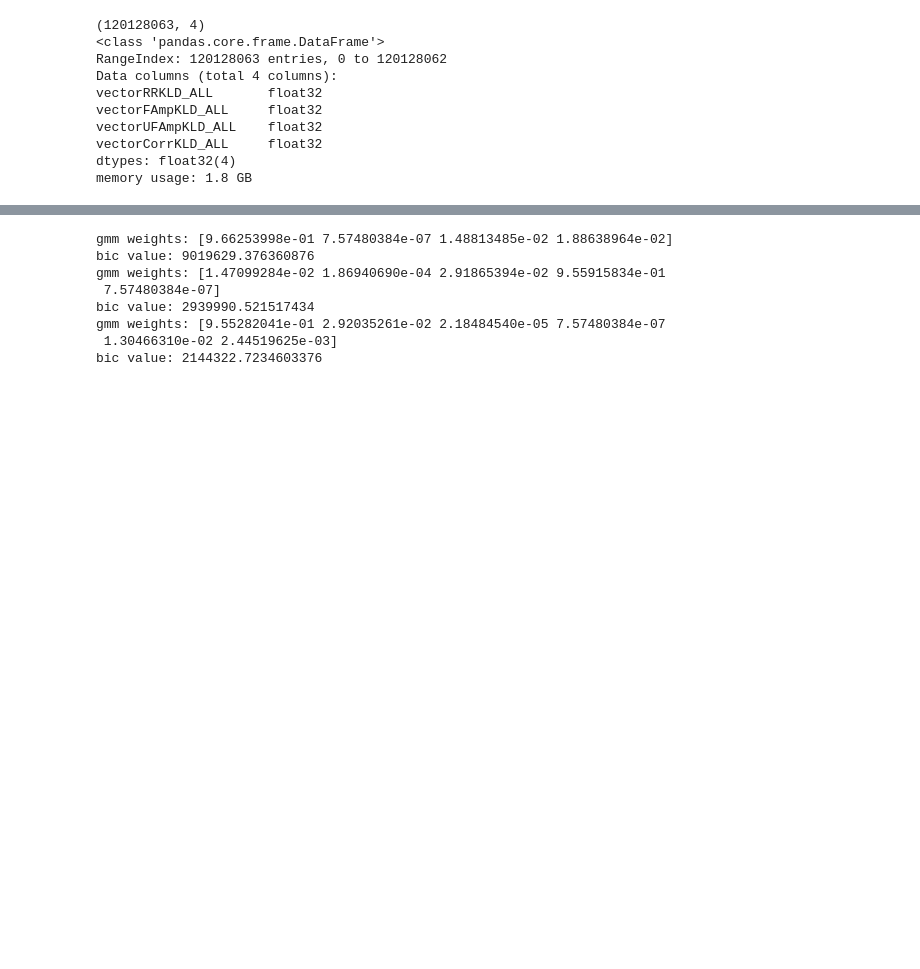
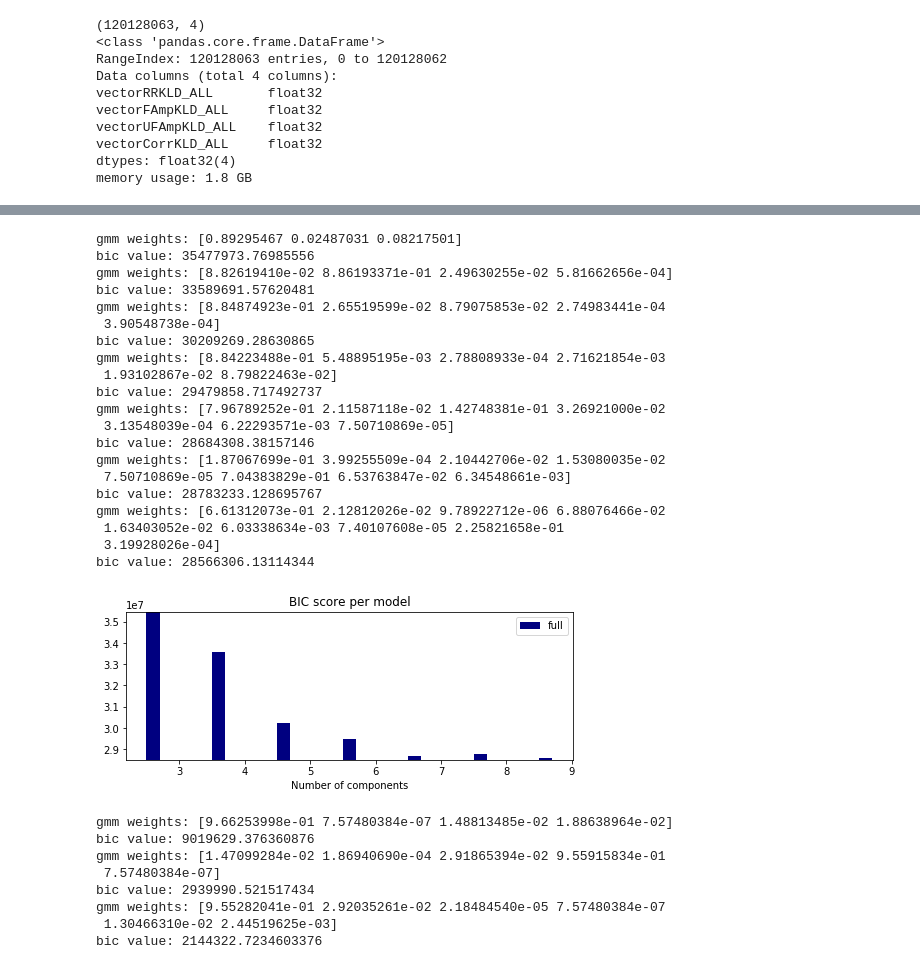
Before and after one commit to valeporti/stg_ete, a Jupyter notebook: runrun_2.ipynb, the cells around one changed output, grey strips where cells are left out. Drawn from its saved outputs; the diff is of its cells as text; code cells hidden in the pictures; blank space fills up the shorter version.

```diff
--- a/runrun_2.ipynb
+++ b/runrun_2.ipynb
@@ -61,10 +68,32 @@ KeyboardInterrupt:
 # %%
-n_components_range = range(6, 12)
+n_components_range = range(3, 10)
 best_gmm, bic, cv_types = cl.getBestGMMUsingBIC(Xnorm, n_components_range, ['full'], 0.1)
 bic = np.array(bic)
 color_iter = itertools.cycle(['navy', 'turquoise', 'cornflowerblue', 'darkorange', 'gold', 'tomato',
                               'crimson', 'darkslategray', 'springgreen', 'chocolate'])
 dp.plotBICScores(bic, cv_types, color_iter, n_components_range)
+# %% [output]
+gmm weights: [0.89295467 0.02487031 0.08217501]
+bic value: 35477973.76985556
+gmm weights: [8.82619410e-02 8.86193371e-01 2.49630255e-02 5.81662656e-04]
+bic value: 33589691.57620481
+gmm weights: [8.84874923e-01 2.65519599e-02 8.79075853e-02 2.74983441e-04
+ 3.90548738e-04]
+bic value: 30209269.28630865
+gmm weights: [8.84223488e-01 5.48895195e-03 2.78808933e-04 2.71621854e-03
+ 1.93102867e-02 8.79822463e-02]
+bic value: 29479858.717492737
+gmm weights: [7.96789252e-01 2.11587118e-02 1.42748381e-01 3.26921000e-02
+ 3.13548039e-04 6.22293571e-03 7.50710869e-05]
+bic value: 28684308.38157146
+gmm weights: [1.87067699e-01 3.99255509e-04 2.10442706e-02 1.53080035e-02
+ 7.50710869e-05 7.04383829e-01 6.53763847e-02 6.34548661e-03]
+bic value: 28783233.128695767
+gmm weights: [6.61312073e-01 2.12812026e-02 9.78922712e-06 6.88076466e-02
+ 1.63403052e-02 6.03338634e-03 7.40107608e-05 2.25821658e-01
+ 3.19928026e-04]
+bic value: 28566306.13114344
+[figure, added]
 # %%
 n_components_range = range(4, 7)
 best_gmm, bic, cv_types = cl.getBestGMMUsingBIC(Xnorm, n_components_range, ['full'], 0.1)
```
Also changed, not shown: parts of 1 cell of this notebook, 2 other files.
